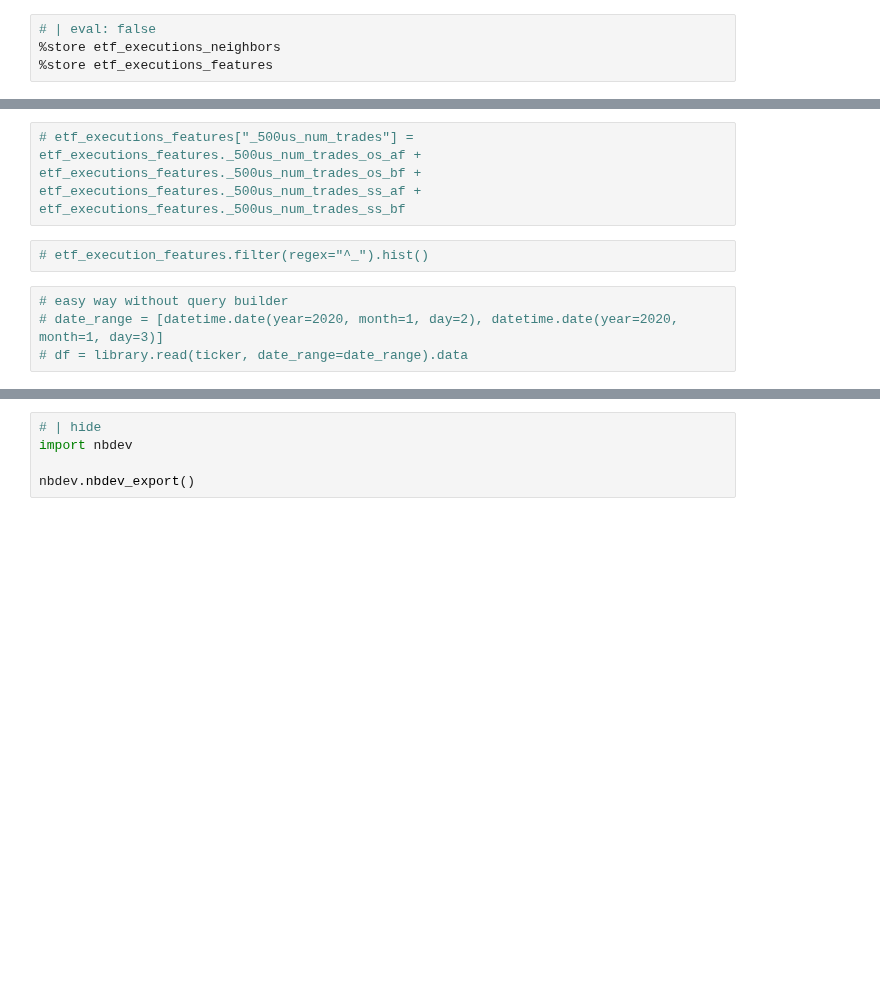
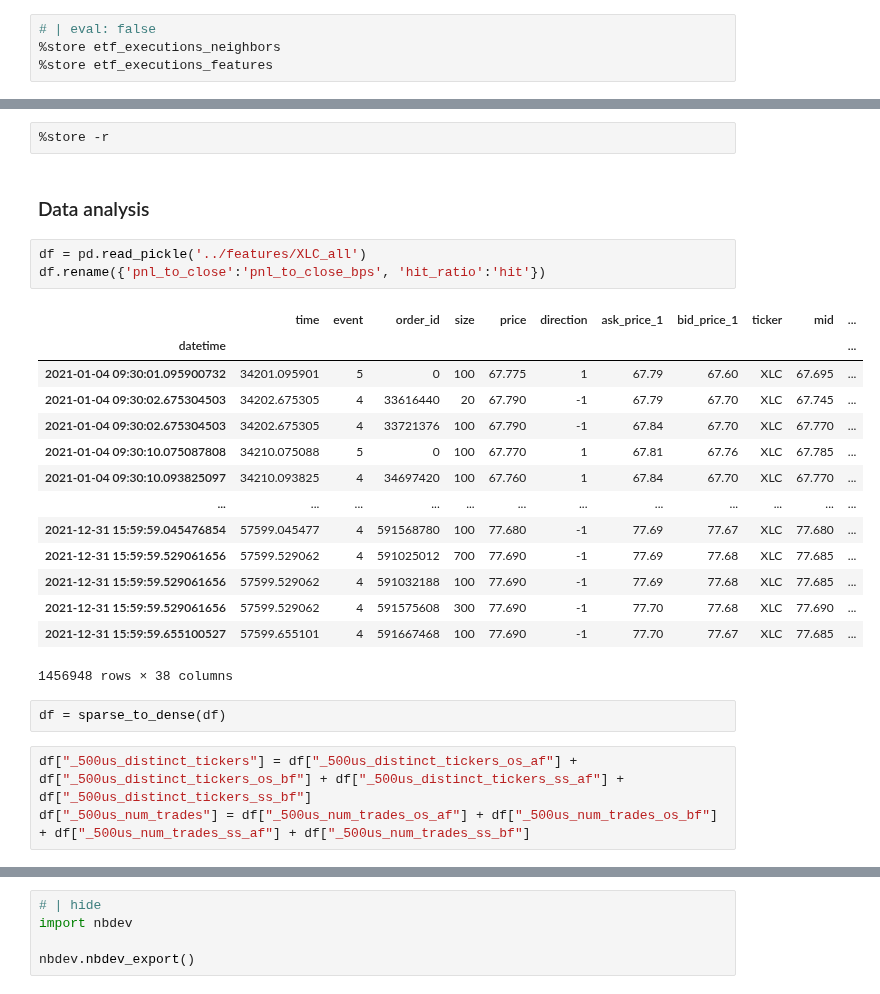
Before and after one commit to n-petit/lobster-tools, a Jupyter notebook: notebooks/08_etf_pipeline2_s3.ipynb, the cells around one changed output, grey strips where cells are left out. Cells and saved outputs as stored; diff of their text form; blank space fills up the shorter version.

```diff
--- a/notebooks/08_etf_pipeline2_s3.ipynb
+++ b/notebooks/08_etf_pipeline2_s3.ipynb
@@ -402,8 +361,27 @@ for col in summary_statistics:
-# %%
-# etf_executions_features["_500us_num_trades"] = etf_executions_features._500us_num_trades_os_af + etf_executions_features._500us_num_trades_os_bf + etf_executions_features._500us_num_trades_ss_af + etf_executions_features._500us_num_trades_ss_bf
-# %%
-# etf_execution_features.filter(regex="^_").hist()
-# %%
-# easy way without query builder
-# date_range = [datetime.date(year=2020, month=1, day=2), datetime.date(year=2020, month=1, day=3)]
-# df = library.read(ticker, date_range=date_range).data
+# %%
+%store -r
+# %% [markdown]
+### Data analysis
+# %%
+df = pd.read_pickle('../features/XLC_all')
+df.rename({'pnl_to_close':'pnl_to_close_bps', 'hit_ratio':'hit'})
+# %% [output]
+|  | time | event | order_id | size | price | direction | ask_price_1 | bid_price_1 | ticker | mid | ... |
+| datetime |  |  |  |  |  |  |  |  |  |  | ... |
+| 2021-01-04 09:30:01.095900732 | 34201.095901 | 5 | 0 | 100 | 67.775 | 1 | 67.79 | 67.60 | XLC | 67.695 | ... |
+| 2021-01-04 09:30:02.675304503 | 34202.675305 | 4 | 33616440 | 20 | 67.790 | -1 | 67.79 | 67.70 | XLC | 67.745 | ... |
+| 2021-01-04 09:30:02.675304503 | 34202.675305 | 4 | 33721376 | 100 | 67.790 | -1 | 67.84 | 67.70 | XLC | 67.770 | ... |
+| 2021-01-04 09:30:10.075087808 | 34210.075088 | 5 | 0 | 100 | 67.770 | 1 | 67.81 | 67.76 | XLC | 67.785 | ... |
+| 2021-01-04 09:30:10.093825097 | 34210.093825 | 4 | 34697420 | 100 | 67.760 | 1 | 67.84 | 67.70 | XLC | 67.770 | ... |
+| ... | ... | ... | ... | ... | ... | ... | ... | ... | ... | ... | ... |
+| 2021-12-31 15:59:59.045476854 | 57599.045477 | 4 | 591568780 | 100 | 77.680 | -1 | 77.69 | 77.67 | XLC | 77.680 | ... |
+| 2021-12-31 15:59:59.529061656 | 57599.529062 | 4 | 591025012 | 700 | 77.690 | -1 | 77.69 | 77.68 | XLC | 77.685 | ... |
+| 2021-12-31 15:59:59.529061656 | 57599.529062 | 4 | 591032188 | 100 | 77.690 | -1 | 77.69 | 77.68 | XLC | 77.685 | ... |
+| 2021-12-31 15:59:59.529061656 | 57599.529062 | 4 | 591575608 | 300 | 77.690 | -1 | 77.70 | 77.68 | XLC | 77.690 | ... |
+| 2021-12-31 15:59:59.655100527 | 57599.655101 | 4 | 591667468 | 100 | 77.690 | -1 | 77.70 | 77.67 | XLC | 77.685 | ... |
+1456948 rows × 38 columns
+# %%
+df = sparse_to_dense(df)
+# %%
+df["_500us_distinct_tickers"] = df["_500us_distinct_tickers_os_af"] + df["_500us_distinct_tickers_os_bf"] + df["_500us_distinct_tickers_ss_af"] + df["_500us_distinct_tickers_ss_bf"]
+df["_500us_num_trades"] = df["_500us_num_trades_os_af"] + df["_500us_num_trades_os_bf"] + df["_500us_num_trades_ss_af"] + df["_500us_num_trades_ss_bf"]
```
Also changed, not shown: parts of 30 cells of this notebook, 5 other files.
